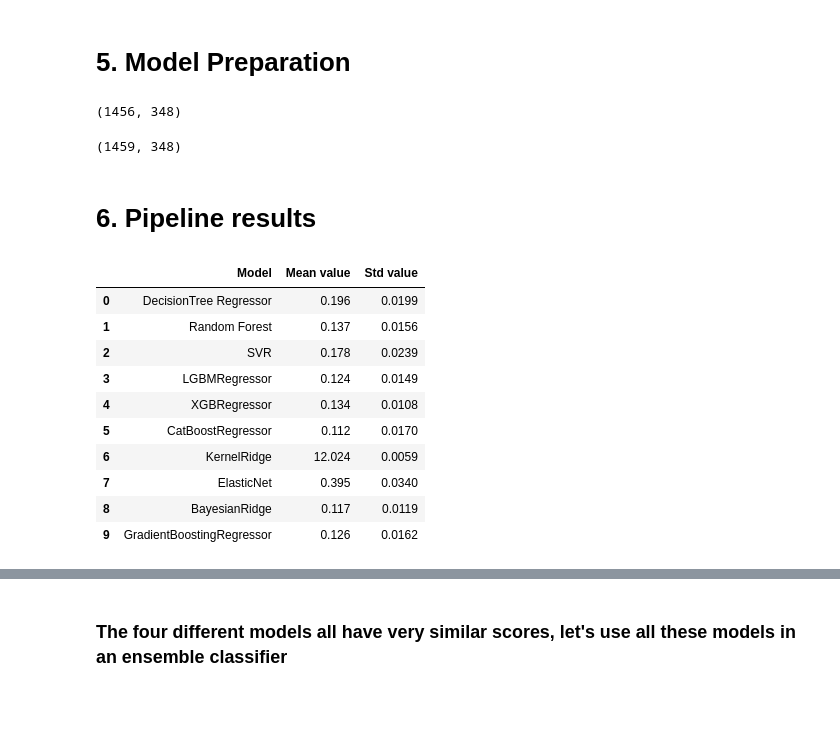
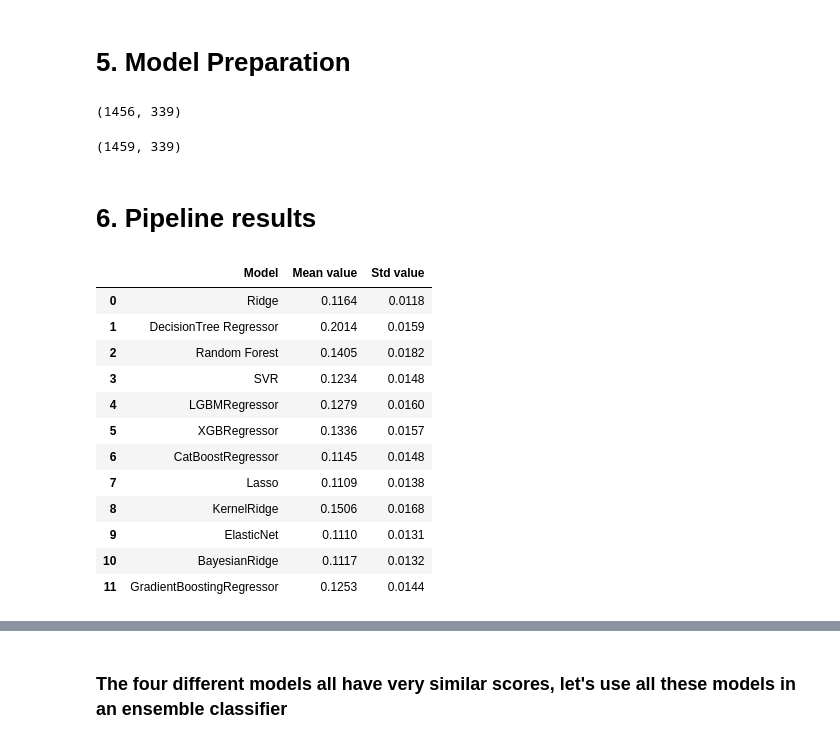
Before and after one commit to max-lutz/Kaggle_competitions, a Jupyter notebook: house-price-regression-full-eda-ml-workflow.ipynb, the cells around one changed output, grey strips where cells are left out. Drawn from its saved outputs; the diff is of its cells as text; code cells hidden in the pictures; blank space fills up the shorter version.

Commit message:
basic features, robust scaler, ensemble, score:0.7

```diff
--- a/house-price-regression-full-eda-ml-workflow.ipynb
+++ b/house-price-regression-full-eda-ml-workflow.ipynb
@@ -1001,8 +997,8 @@ folds = KFold(n_splits=10, shuffle=True, random_state=0)
 # %%
 pipeline = Pipeline([
     ('preprocessing' , preprocessing),
-    #('scaler' ,        MinMaxScaler()),
-    ('scaler' ,        StandardScaler()),
+    ('scaler' ,        RobustScaler()),
+    #('scaler' ,        StandardScaler()),
     #('pca'    ,        PCA(n_components=10))
 ])
 pipeline.fit(X)
@@ -1010,51 +1006,55 @@ X_preprocessed = pd.DataFrame(pipeline.transform(X))
 # %%
 X_preprocessed.shape
 # %% [output]
-(1456, 348)
+(1456, 339)
 # %%
 X_pred_preprocessed = pd.DataFrame(pipeline.transform(X_pred))
 X_pred_preprocessed = X_pred_preprocessed.fillna(X_pred_preprocessed.median())
 X_pred_preprocessed.shape
 # %% [output]
-(1459, 348)
+(1459, 339)
 # %% [markdown]
 # 6. Pipeline results
 # %%
-models_list = {'DecisionTree Regressor': DecisionTreeRegressor(),
+models_list = {'Ridge': Ridge(),
+               'DecisionTree Regressor': DecisionTreeRegressor(),
                'Random Forest': RandomForestRegressor(),
                'SVR': SVR(),
                'LGBMRegressor' :LGBMRegressor(verbosity = 0, force_row_wise=True),
                'XGBRegressor': XGBRegressor(use_label_encoder=False, verbosity = 0),
                'CatBoostRegressor': CatBoostRegressor(verbose = 0),
+               'Lasso': Lasso(alpha=0.0005),
                'KernelRidge': KernelRidge(),
-               'ElasticNet': ElasticNet(),
+               'ElasticNet': ElasticNet(alpha=0.0004, l1_ratio=0.9),
                'BayesianRidge': BayesianRidge(),
                'GradientBoostingRegressor': GradientBoostingRegressor()}
 
 model_perf_matrix = []
 for model_name, model in models_list.items():
     pipeline = Pipeline([
         ('preprocessing' , preprocessing),
-        #('scaler' ,        MinMaxScaler()),
-        ('scaler' ,        StandardScaler()),
+        ('scaler' ,        RobustScaler()),
+        #('scaler' ,        StandardScaler()),
         #('pca'    ,        PCA(n_components=10)),
         ('model' ,           model)
     ])
 
     cv_score = np.sqrt(-cross_val_score(pipeline, X, y, cv=folds, scoring='neg_mean_squared_error'));
-    model_perf_matrix.append([model_name, round(cv_score.mean(),3), round(cv_score.std(),4)])
+    model_perf_matrix.append([model_name, round(cv_score.mean(),4), round(cv_score.std(),4)])
 
 df_model_perf = pd.DataFrame(model_perf_matrix, columns=['Model', 'Mean value', 'Std value'])
 df_model_perf
 # %% [output]
 |  | Model | Mean value | Std value |
-| 0 | DecisionTree Regressor | 0.196 | 0.0199 |
-| 1 | Random Forest | 0.137 | 0.0156 |
-| 2 | SVR | 0.178 | 0.0239 |
-| 3 | LGBMRegressor | 0.124 | 0.0149 |
-| 4 | XGBRegressor | 0.134 | 0.0108 |
-| 5 | CatBoostRegressor | 0.112 | 0.0170 |
-| 6 | KernelRidge | 12.024 | 0.0059 |
-| 7 | ElasticNet | 0.395 | 0.0340 |
-| 8 | BayesianRidge | 0.117 | 0.0119 |
-| 9 | GradientBoostingRegressor | 0.126 | 0.0162 |
+| 0 | Ridge | 0.1164 | 0.0118 |
+| 1 | DecisionTree Regressor | 0.2014 | 0.0159 |
+| 2 | Random Forest | 0.1405 | 0.0182 |
+| 3 | SVR | 0.1234 | 0.0148 |
+| 4 | LGBMRegressor | 0.1279 | 0.0160 |
+| 5 | XGBRegressor | 0.1336 | 0.0157 |
+| 6 | CatBoostRegressor | 0.1145 | 0.0148 |
+| 7 | Lasso | 0.1109 | 0.0138 |
+| 8 | KernelRidge | 0.1506 | 0.0168 |
+| 9 | ElasticNet | 0.1110 | 0.0131 |
+| 10 | BayesianRidge | 0.1117 | 0.0132 |
+| 11 | GradientBoostingRegressor | 0.1253 | 0.0144 |
```
Also changed, not shown: parts of 11 cells of this notebook.
